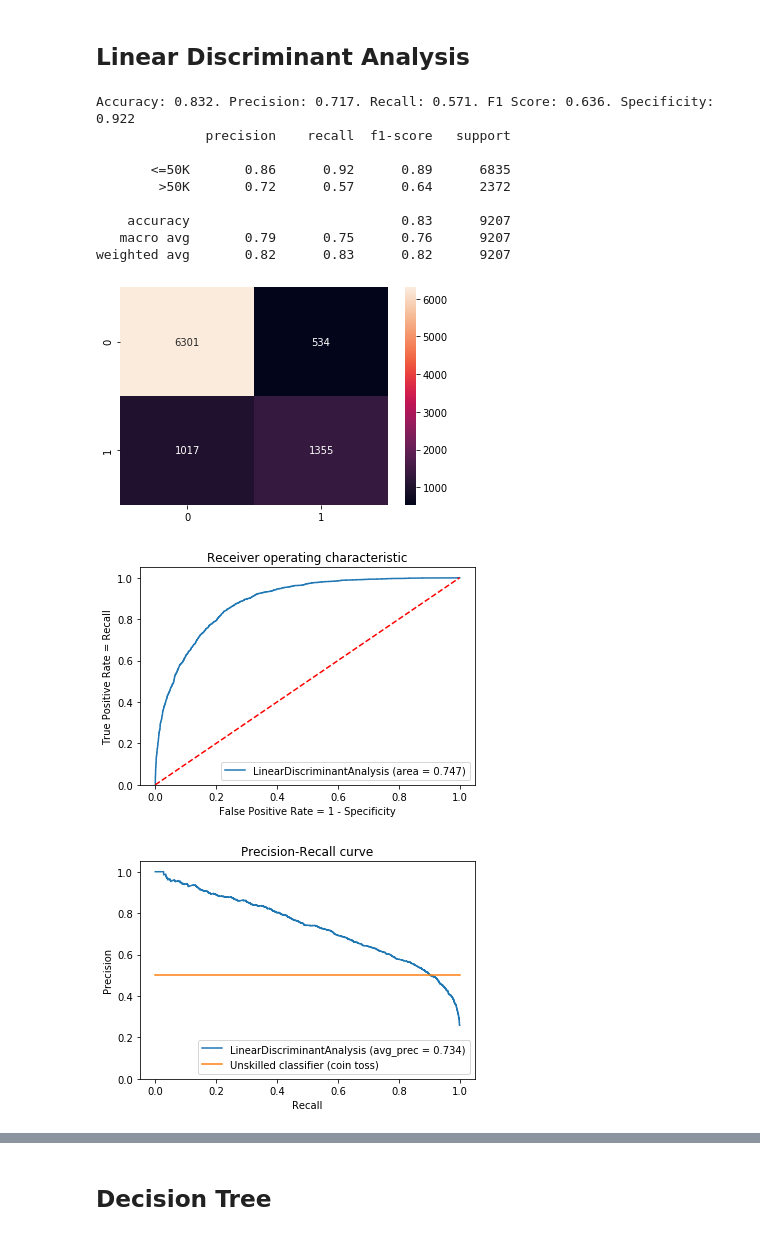
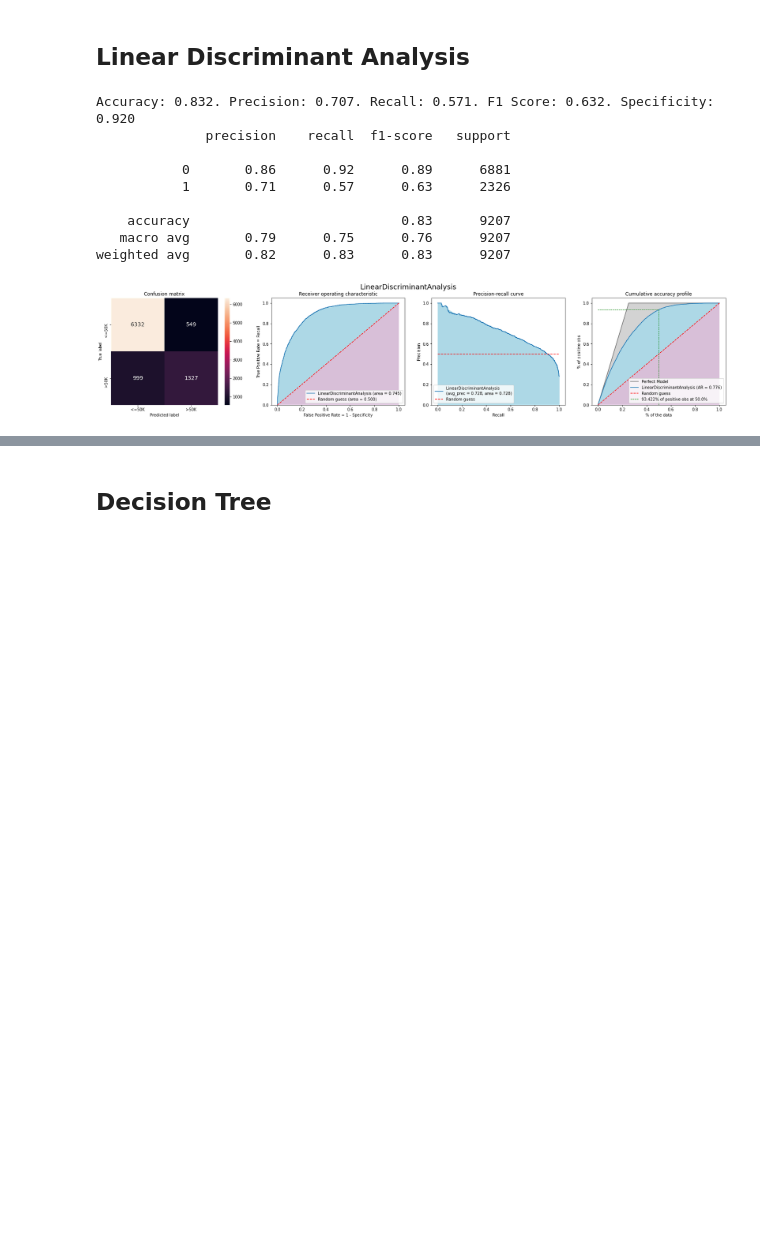
Before and after one commit to jgbustos/ml-demos, a Jupyter notebook: Census Income Classification.ipynb, the cells around one changed output, grey strips where cells are left out. Drawn from its saved outputs; the diff is of its cells as text; code cells hidden in the pictures; blank space fills up the shorter version.

```diff
--- a/Census Income Classification.ipynb
+++ b/Census Income Classification.ipynb
@@ -405,16 +398,23 @@ joblib.dump(list(X.columns), 'models/columns.pkl')
 # %% [output]
 ['models/columns.pkl']
 # %%
-def plot_metrics(classifier, classifier_name):
+def plot_metrics(classifier, classifier_name, ax):
     prediction = classifier.predict(X_test)
     accuracy = accuracy_score(y_test, prediction)
-    f1 = f1_score(y_test, prediction, pos_label=">50K")
-    recall = recall_score(y_test, prediction, pos_label=">50K")
-    precision = precision_score(y_test, prediction, pos_label=">50K")
-    specificity = recall_score(y_test, prediction, pos_label="<=50K")
+    f1 = f1_score(y_test, prediction)
+    recall = recall_score(y_test, prediction)
+    precision = precision_score(y_test, prediction)
+    specificity = recall_score(y_test, prediction, pos_label=0)
+
     print('Accuracy: %0.3f. Precision: %0.3f. Recall: %0.3f. F1 Score: %0.3f. Specificity: %0.3f' % (accuracy, precision, recall, f1, specificity))
     print(classification_report(y_test, prediction))
-    sns.heatmap(confusion_matrix(y_test, prediction), annot=True, fmt="d")
+
+    sns.heatmap(confusion_matrix(y_test, prediction), annot=True, fmt="d", annot_kws={'size':14},
+                xticklabels = ["<=50K", ">50K"], yticklabels = ["<=50K", ">50K"], ax=ax)
+    ax.set_xlabel('Predicted label')
+    ax.set_ylabel('True label')
+    ax.set_title('Confusion matrix')
+
     metrics[classifier_name] = {
         'accuracy': accuracy,
         'precision': precision,
@@ -422,5 +422,4 @@ def plot_metrics(classifier, classifier_name):
         'f1': f1,
         'specificity': specificity,
     }
-    plt.show()
 # %%
@@ -534,10 +536,14 @@ def classify_and_plot(classifier):
     if classifier_name == 'Pipeline':
         classifier_name = classifier.steps[-1][0]
     classifier.fit(X_train, y_train)
-    plot_metrics(classifier, classifier_name)
-    plot_roc_curve(classifier, classifier_name)
-    plot_precision_recall(classifier, classifier_name)
-    plot_cap_curve(classifier, classifier_name)
+    fig, axs = plt.subplots(1,4, figsize=(28,5))
+    plot_metrics(classifier, classifier_name, axs[0])
+    plot_roc_curve(classifier, classifier_name, axs[1])
+    plot_precision_recall(classifier, classifier_name, axs[2])
+    plot_cap_curve(classifier, classifier_name, axs[3])
+    fig.suptitle(classifier_name, fontsize=18)
+    plt.savefig('img/' + classifier_name, bbox_inches="tight")
+    metrics[classifier_name]['model'] = classifier
     joblib.dump(classifier, 'models/' + classifier_name + '.pkl')
     return classifier
 # %% [markdown]
@@ -671,22 +643,25 @@ Pipeline(memory=None,
 # %% [markdown]
 ## Linear Discriminant Analysis
 # %%
-from sklearn.discriminant_analysis import LinearDiscriminantAnalysis
+from sklearn.discriminant_analysis import LinearDiscriminantAnalysis, QuadraticDiscriminantAnalysis
 pipeline = Pipeline([
     ('select', feature_select),
+    ('scaler', StandardScaler()),
     ('LinearDiscriminantAnalysis', LinearDiscriminantAnalysis(priors=[0.75, 0.25])),
 ])
-classify_and_plot(pipeline)
+# for some arcane reason, the SVD decomposition fails every other time
+try:
+    classify_and_plot(pipeline)
+except:
+    classify_and_plot(pipeline)
 # %% [output]
-Accuracy: 0.832. Precision: 0.717. Recall: 0.571. F1 Score: 0.636. Specificity: 0.922
+Accuracy: 0.832. Precision: 0.707. Recall: 0.571. F1 Score: 0.632. Specificity: 0.920
               precision    recall  f1-score   support
 
-       <=50K       0.86      0.92      0.89      6835
-        >50K       0.72      0.57      0.64      2372
+           0       0.86      0.92      0.89      6881
+           1       0.71      0.57      0.63      2326
 
     accuracy                           0.83      9207
    macro avg       0.79      0.75      0.76      9207
-weighted avg       0.82      0.83      0.82      9207
+weighted avg       0.82      0.83      0.83      9207
-[figure, old version]
+[figure, new version]
-[figure, removed]
-[figure, removed]
```
Also changed, not shown: parts of 47 cells of this notebook.
